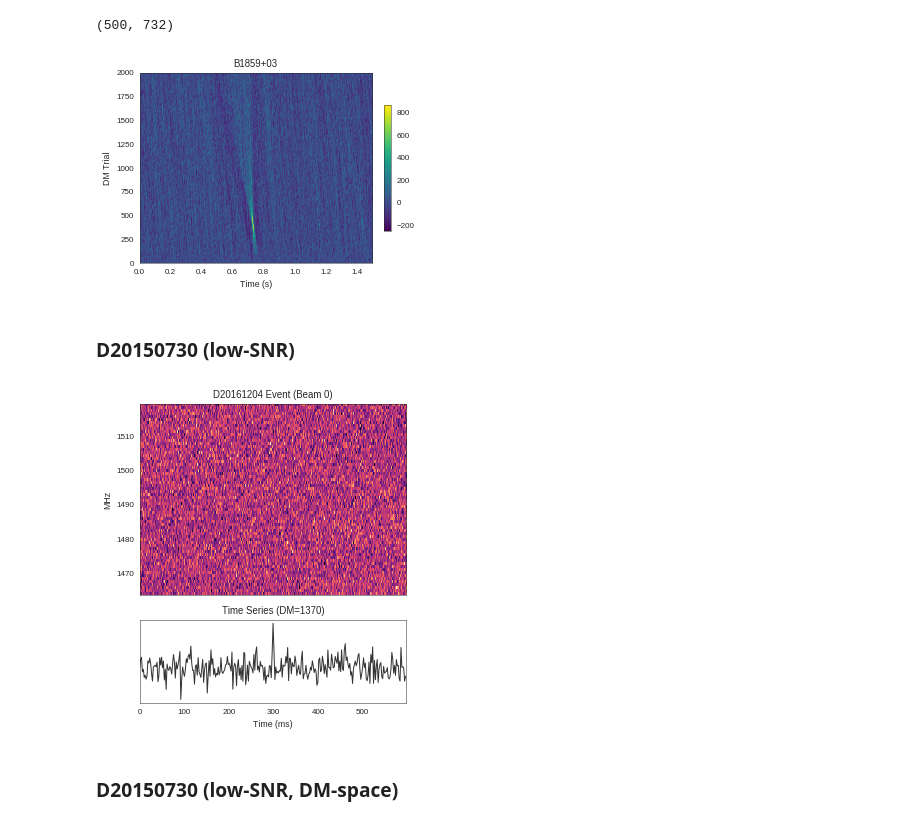
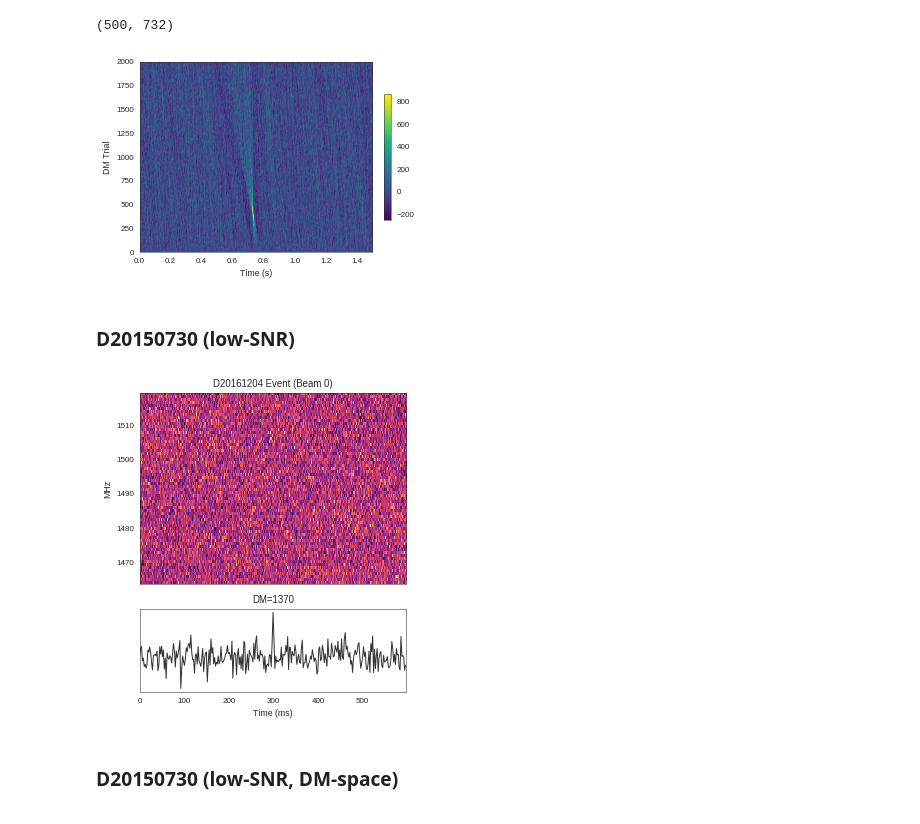
Before and after one commit to griffinfoster/terrestrial-frb-letter, a Jupyter notebook: notebooks/ALFABURST_events.ipynb, the cells around one changed output. Cells and saved outputs as stored; diff of their text form; code cells hidden in the pictures.

```diff
--- a/notebooks/ALFABURST_events.ipynb
+++ b/notebooks/ALFABURST_events.ipynb
@@ -691,17 +694,17 @@ for dmid, dm in enumerate(testDMs):
 # %%
 cmap = 'viridis'
 fig = plt.figure(figsize=(4.5,3.5)) # (width, height)
 #fig = plt.figure(figsize=(8,4)) # (width, height)
 
 plt.imshow(np.flipud(dmSpace), aspect='auto', extent=(0, tInt*waterfall.shape[0], testDMs[0], testDMs[-1]), cmap=plt.get_cmap(cmap), interpolation='nearest')
 plt.ylabel('DM Trial')
 plt.xlabel('Time (s)')
 plt.colorbar(fraction=0.025)
-plt.title('B1859+03')
+#plt.title('B1859+03')
 
 plt.savefig('../figures/B1859_dmtrials.pdf')
 # %% [output]
-[figure, old version]
+[figure, new version]
 # %% [markdown]
 ### D20150730 (low-SNR)
 # %%
@@ -779,7 +782,8 @@ ax2 = plt.subplot2grid((3, 3), (2, 0), colspan=3)
 lineColor = 'k'
 plt.plot(tInt * np.arange(waterfall.shape[0]) * 1000., normDDTimeSeries, lineColor, alpha=0.8)
 plt.xlim(0, tInt * timeSeries.shape[0] * 1000.)
-plt.title('Time Series (DM=%0.f)'%dm)
+#plt.title('Time Series (DM=%0.f)'%dm)
+plt.title('DM=%0.f'%dm)
 plt.xlabel('Time (ms)')
 ax2.get_yaxis().set_visible(False)
 #plt.ylabel('Amp')
@@ -789,7 +793,7 @@ plt.tight_layout()
 
 plt.savefig('../figures/D20150730_buf23_Beam6.pdf')
 # %% [output]
-[figure, old version]
+[figure, new version]
 # %% [markdown]
 ### D20150730 (low-SNR, DM-space)
 # %%
```
Also changed, not shown: parts of 10 cells of this notebook, 19 other files.
